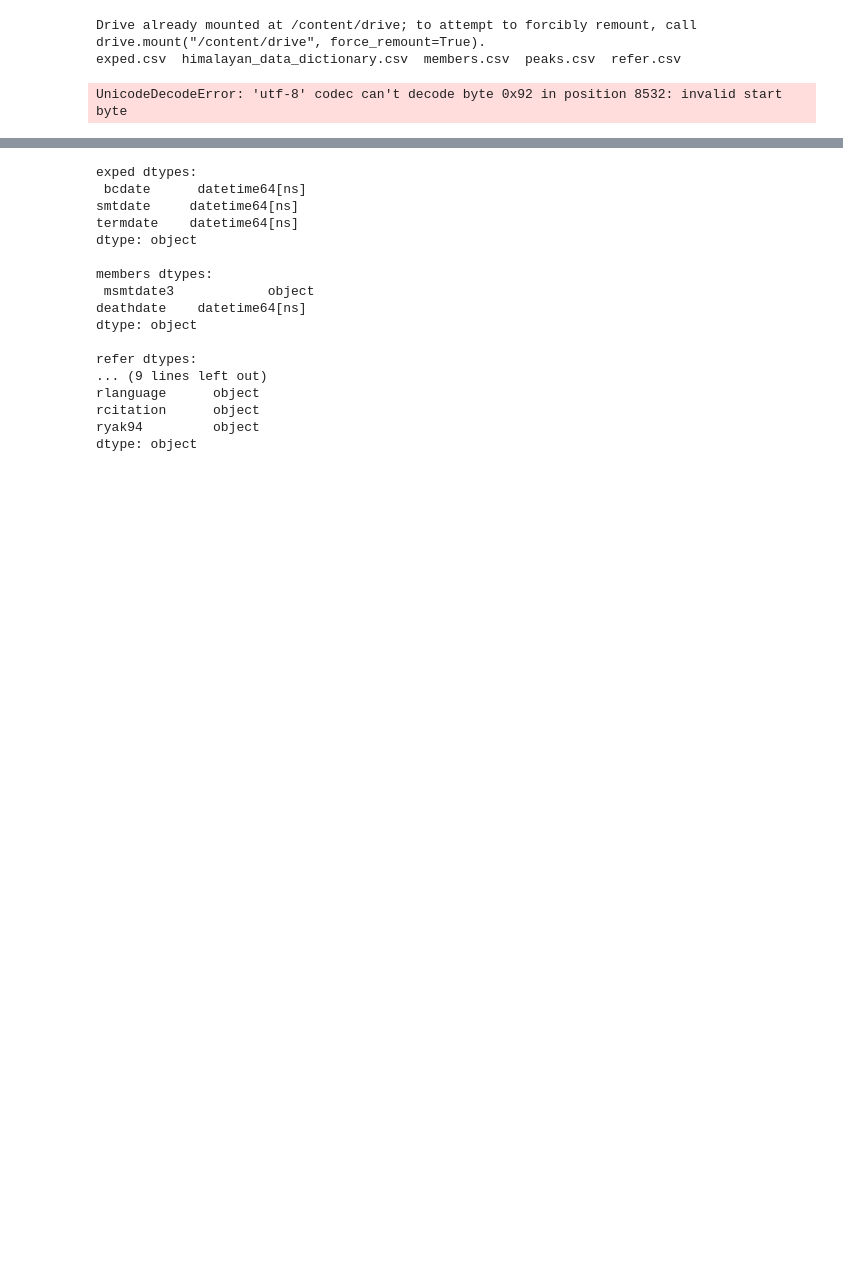
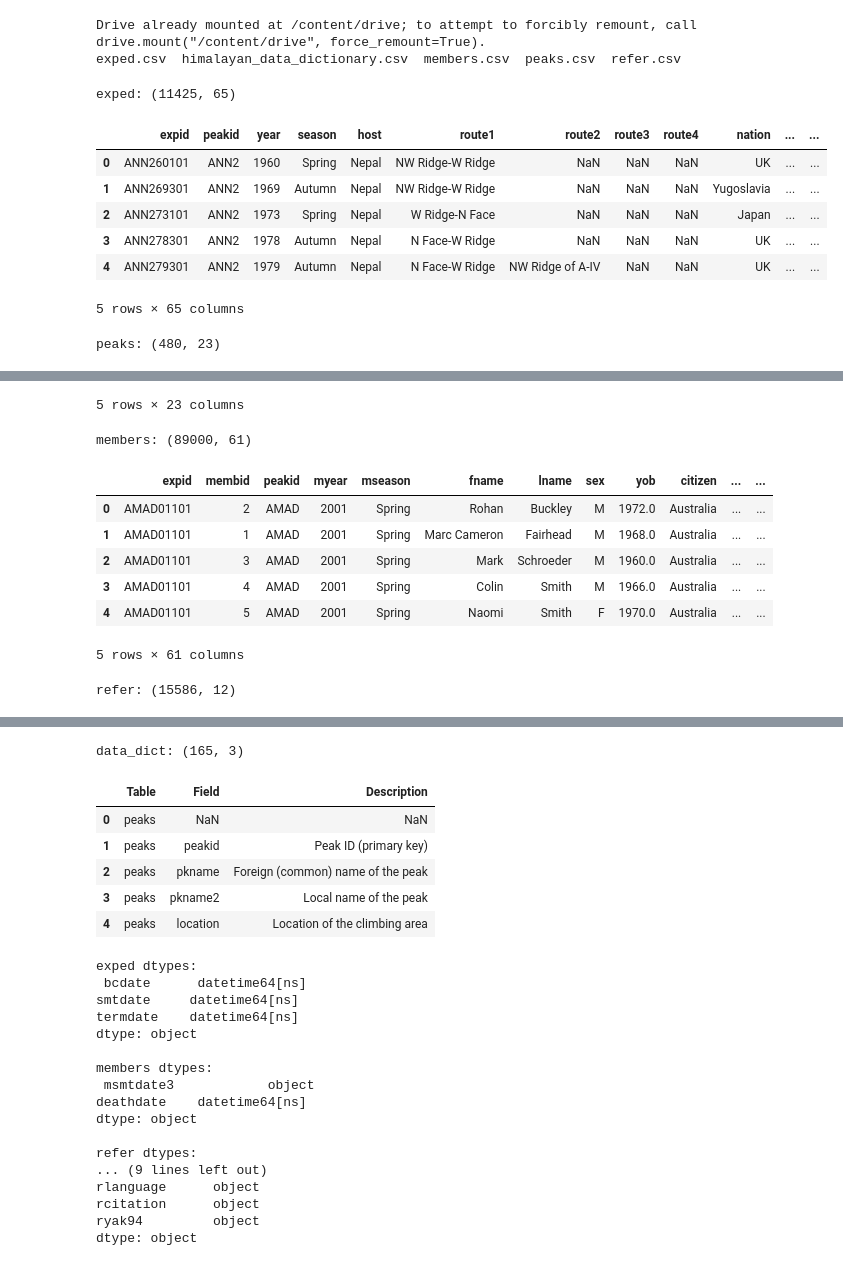
Before and after one commit to shibazzaki/mlearning, a Jupyter notebook: himalayan.ipynb, the cells around one changed output, grey strips where cells are left out. Drawn from its saved outputs; the diff is of its cells as text; code cells hidden in the pictures; blank space fills up the shorter version.

```diff
--- a/himalayan.ipynb
+++ b/himalayan.ipynb
@@ -29,20 +29,44 @@ exped.csv  himalayan_data_dictionary.csv  members.csv  peaks.csv  refer.csv
 # %%
 import pandas as pd
 
 # Читаємо потрібні таблиці за шляхами
-exped  = pd.read_csv('/content/drive/MyDrive/data/exped.csv')
-peaks  = pd.read_csv('/content/drive/MyDrive/data/peaks.csv')
-members= pd.read_csv('/content/drive/MyDrive/data/members.csv')
-# refer.csv може містити номери експедицій чи якийсь довідник
-refer = pd.read_csv('/content/drive/MyDrive/data/refer.csv')
+exped = pd.read_csv(
+    '/content/drive/MyDrive/data/exped.csv',
+    low_memory=False,
+    encoding='latin1',          # або cp1252 — залежить від кодування
+    dtype={                     # перелік реальних стовпців із “змішаними” типами
+        'route4': str,
+        'ascent3': str,
+        'ascent4': str
+    },
+    parse_dates=['bcdate','smtdate','termdate']
+)
+members = pd.read_csv(
+    '/content/drive/MyDrive/data/members.csv',
+    low_memory=False,
+    encoding='latin1',
+    dtype={'msmtbid': str}      # ця колонка змішана
+)
+refer = pd.read_csv(
+    '/content/drive/MyDrive/data/refer.csv',
+    encoding='latin1'
+)
 # himalayan_data_dictionary.csv – словник полів, використаємо пізніше для опису колонок
 data_dict = pd.read_csv('/content/drive/MyDrive/data/himalayan_data_dictionary.csv')
 
 # Перевіримо перші рядки кожної таблиці
 print("exped:", exped.shape);  display(exped.head())
 print("peaks:", peaks.shape);  display(peaks.head())
 print("members:", members.shape);display(members.head())
 print("refer:", refer.shape);  display(refer.head())
 print("data_dict:", data_dict.shape); display(data_dict.head())
 # %% [output]
-UnicodeDecodeError: 'utf-8' codec can't decode byte 0x92 in position 8532: invalid start byte
+exped: (11425, 65)
+|  | expid | peakid | year | season | host | route1 | route2 | route3 | route4 | nation | ... | ... |
+| 0 | ANN260101 | ANN2 | 1960 | Spring | Nepal | NW Ridge-W Ridge | NaN | NaN | NaN | UK | ... | ... |
+| 1 | ANN269301 | ANN2 | 1969 | Autumn | Nepal | NW Ridge-W Ridge | NaN | NaN | NaN | Yugoslavia | ... | ... |
+| 2 | ANN273101 | ANN2 | 1973 | Spring | Nepal | W Ridge-N Face | NaN | NaN | NaN | Japan | ... | ... |
+| 3 | ANN278301 | ANN2 | 1978 | Autumn | Nepal | N Face-W Ridge | NaN | NaN | NaN | UK | ... | ... |
+| 4 | ANN279301 | ANN2 | 1979 | Autumn | Nepal | N Face-W Ridge | NW Ridge of A-IV | NaN | NaN | UK | ... | ... |
+5 rows × 65 columns
+peaks: (480, 23)
@@ -48,0 +79,10 @@ UnicodeDecodeError: 'utf-8' codec can't decode byte 0x92 in position 8532: inval
+5 rows × 23 columns
+members: (89000, 61)
+|  | expid | membid | peakid | myear | mseason | fname | lname | sex | yob | citizen | ... | ... |
+| 0 | AMAD01101 | 2 | AMAD | 2001 | Spring | Rohan | Buckley | M | 1972.0 | Australia | ... | ... |
+| 1 | AMAD01101 | 1 | AMAD | 2001 | Spring | Marc Cameron | Fairhead | M | 1968.0 | Australia | ... | ... |
+| 2 | AMAD01101 | 3 | AMAD | 2001 | Spring | Mark | Schroeder | M | 1960.0 | Australia | ... | ... |
+| 3 | AMAD01101 | 4 | AMAD | 2001 | Spring | Colin | Smith | M | 1966.0 | Australia | ... | ... |
+| 4 | AMAD01101 | 5 | AMAD | 2001 | Spring | Naomi | Smith | F | 1970.0 | Australia | ... | ... |
+5 rows × 61 columns
+refer: (15586, 12)
@@ -49,3 +95,10 @@ UnicodeDecodeError: 'utf-8' codec can't decode byte 0x92 in position 8532: inval
+data_dict: (165, 3)
+|  | Table | Field | Description |
+| 0 | peaks | NaN | NaN |
+| 1 | peaks | peakid | Peak ID (primary key) |
+| 2 | peaks | pkname | Foreign (common) name of the peak |
+| 3 | peaks | pkname2 | Local name of the peak |
+| 4 | peaks | location | Location of the climbing area |
 # %%
 import pandas as pd
 
```
Also changed, not shown: parts of 1 cell of this notebook.
